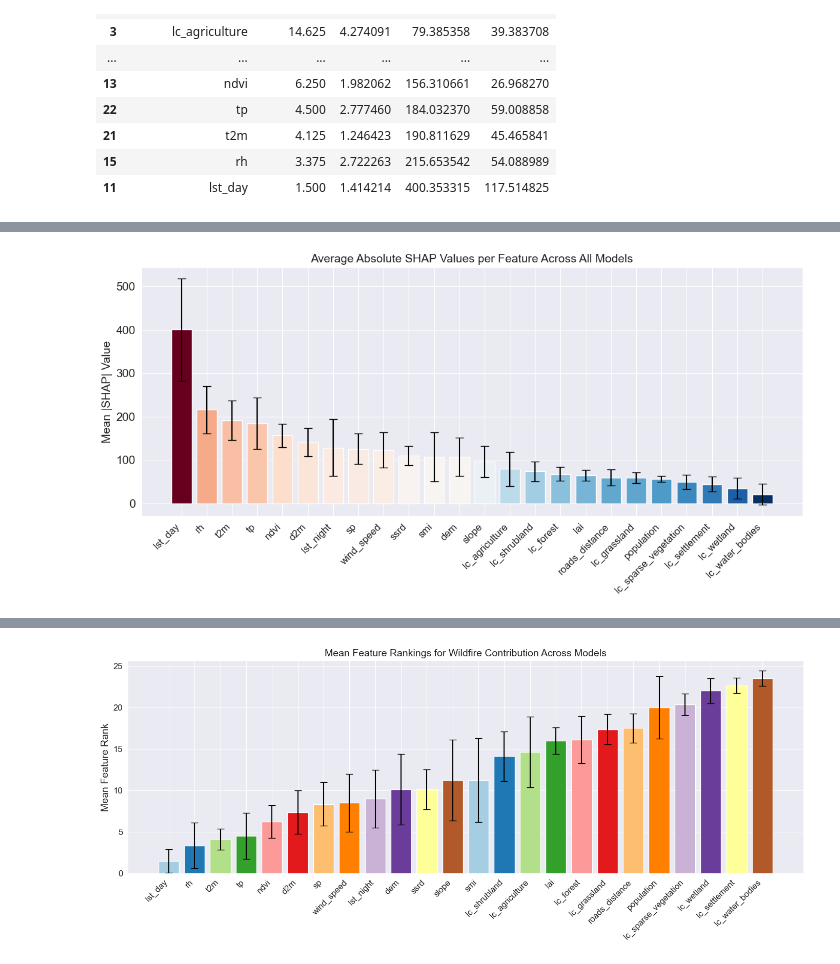
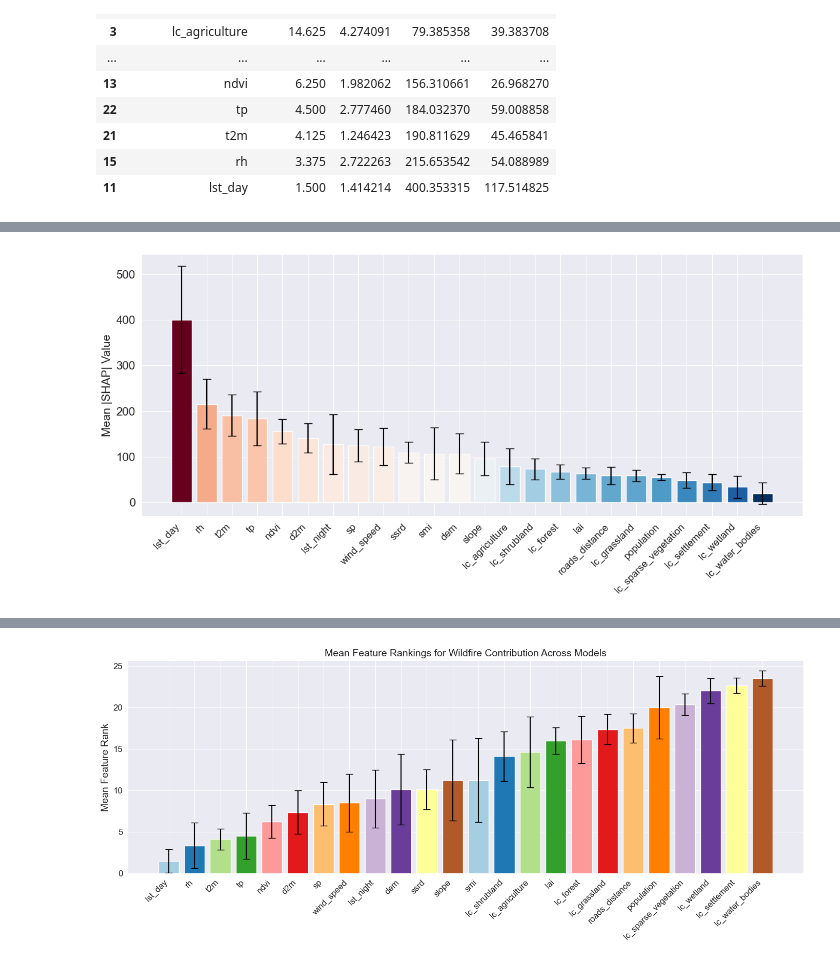
Before and after one commit to paulinebecker2002/mesogeos, a Jupyter notebook: outputs/shap_analysis.ipynb, the cells around one changed output, grey strips where cells are left out. Drawn from its saved outputs; the diff is of its cells as text; code cells hidden in the pictures.

Commit message:
updated graphics for Paper

```diff
--- a/outputs/shap_analysis.ipynb
+++ b/outputs/shap_analysis.ipynb
@@ -33,5 +106,6 @@ import matplotlib.pyplot as plt
 # %%
-df = pd.read_csv("/Users/I566184/bachelorarbeit_coding/mesogeos/csv/Shap_Importance_across_Models.csv", sep=";")
+df = pd.read_csv("/Users/paulinebecker/Desktop/mesogeos_git/mesogeos/csv/Shap_Importance_across_Models.csv", sep=";")
+df_ig = pd.read_csv("/Users/paulinebecker/Desktop/mesogeos_git/mesogeos/csv/ig_map_csv/ig_map_ranked_mean_abs.csv", sep=",")
 def reshape_shap_csv(df: pd.DataFrame):
     records = []
     for i in range(0, df.shape[1], 2):
@@ -52,6 +126,7 @@ def reshape_shap_csv(df: pd.DataFrame):
 
     return pd.DataFrame(records)
 df_ordered = reshape_shap_csv(df)
+df_ig_ordered = reshape_shap_csv(df_ig)
 
 def reshape_shap_csv_reveresed(df: pd.DataFrame):
     records = []
@@ -74,3 +149,5 @@ def reshape_shap_csv_reveresed(df: pd.DataFrame):
     return pd.DataFrame(records)
 df_ordered = reshape_shap_csv(df)
 df_reversed = reshape_shap_csv_reveresed(df)
+df_ig_reversed = reshape_shap_csv_reveresed(df_ig)
+df_ordered
@@ -158,28 +262,38 @@ plot_shap_heatmap(df_ordered)
 # %%
-def plot_shap_mean_std_barplot(df_ordered: pd.DataFrame):
+def plot_shap_mean_std_barplot(df_ordered: pd.DataFrame, xai_method, feature_order=None):
     summary = df_ordered.groupby("Feature")["SHAP"].agg(["mean", "std"]).reset_index()
-    summary = summary.sort_values("mean", ascending=False)
 
+    if feature_order is not None:
+        summary["Feature"] = pd.Categorical(summary["Feature"], categories=feature_order, ordered=True)
+        summary = summary.sort_values("Feature")
+    else:
+        summary = summary.sort_values("mean", ascending=False)
 
     vmax = summary["mean"].max()
     vmin = summary["mean"].min()
     vcenter = summary["mean"].quantile(0.5)
-
     norm = colors.TwoSlopeNorm(vmin=vmin, vcenter=vcenter, vmax=vmax)
     color_values = [cm.RdBu_r(norm(val)) for val in summary["mean"]]
 
+    # Plot
     plt.figure(figsize=(12, 6))
-    bars = plt.bar(
-        summary["Feature"],
+    plt.bar(
+        summary["Feature"].astype(str),
         summary["mean"],
         yerr=summary["std"],
         capsize=5,
         color=color_values,
     )
 
-    plt.ylabel("Mean |SHAP| Value", fontsize=14, fontweight='medium')
+    plt.ylabel(f"Mean |{xai_method}| Value", fontsize=14, fontweight='medium')
     plt.xticks(rotation=45, ha="right", fontsize=12, fontweight='medium')
     plt.yticks(fontsize=14)
-    plt.title("Average Absolute SHAP Values per Feature Across All Models", fontsize=14, fontweight='medium')
+    plt.title("")
     plt.tight_layout()
+
+    plt.savefig(
+        f'/Users/paulinebecker/Library/Mobile Documents/com~apple~CloudDocs/Uni/Wirtschaftsinformatik KIT/Semester6/Bachlorarbeit/Graphics/Results/Paper/mean_std_barplot_{xai_method}.png',
+        format='png',
+        dpi=300
+    )
     plt.show()
@@ -186,7 +312,7 @@ def plot_shap_mean_std_barplot(df_ordered: pd.DataFrame):
 # %%
-plot_shap_mean_std_barplot(df_ordered)
+plot_shap_mean_std_barplot(df_ordered, "SHAP")
 # %% [output]
-[figure, old version]
+[figure, new version]
 # %%
 import matplotlib.pyplot as plt
 import matplotlib.colors as colors
```
Also changed, not shown: parts of 13 cells of this notebook, 8 other files.
